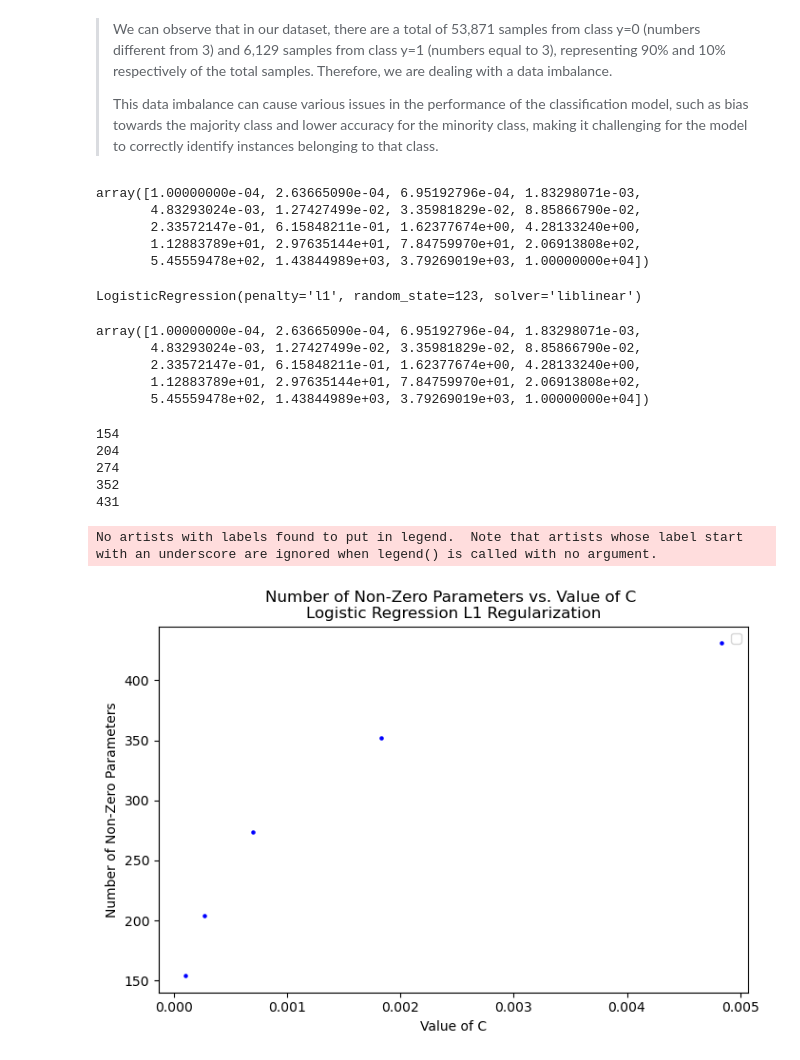
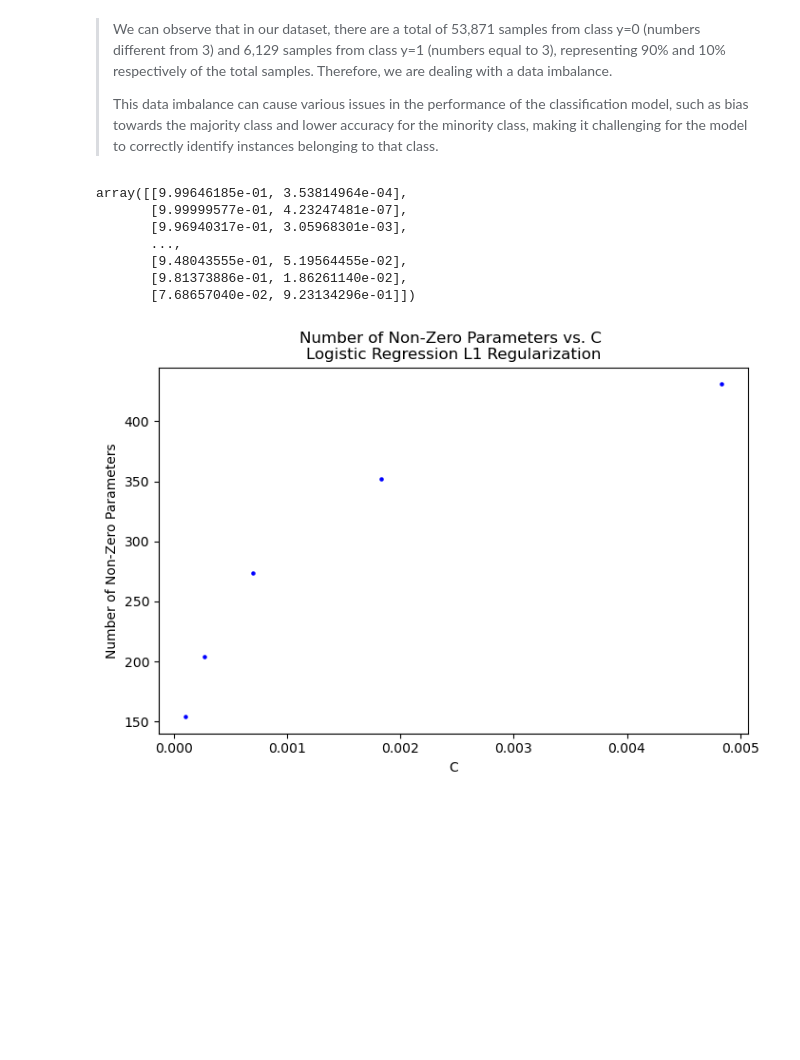
Before and after one commit to BarbaraPFloresRios/IDS705_PrinciplesOfMachineLearning, a Jupyter notebook: Assignment_3_SupervisedLearning_ModelTrainingAndEvaluation/Assignment_3.ipynb, the cells around one changed output. Saved outputs shown, nothing was run; the diff lists cells and outputs as text; code cells hidden in the pictures; blank space fills up the shorter version.

```diff
--- a/Assignment_3_SupervisedLearning_ModelTrainingAndEvaluation/Assignment_3.ipynb
+++ b/Assignment_3_SupervisedLearning_ModelTrainingAndEvaluation/Assignment_3.ipynb
@@ -674,67 +674,51 @@ X_train, X_test, y_train, y_test
-# %%
-C_values = np.logspace(-4, 4, 20)
-C_values
-# %% [output]
-array([1.00000000e-04, 2.63665090e-04, 6.95192796e-04, 1.83298071e-03,
-       4.83293024e-03, 1.27427499e-02, 3.35981829e-02, 8.85866790e-02,
-       2.33572147e-01, 6.15848211e-01, 1.62377674e+00, 4.28133240e+00,
-       1.12883789e+01, 2.97635144e+01, 7.84759970e+01, 2.06913808e+02,
-       5.45559478e+02, 1.43844989e+03, 3.79269019e+03, 1.00000000e+04])
-# %%
-# c)
-model = LogisticRegression(penalty="l1", solver="liblinear", random_state=123)
-model.fit(X_train, y_train)
-
-C_values = np.logspace(-4, 4, 20)
-# %% [output]
-LogisticRegression(penalty='l1', random_state=123, solver='liblinear')
-# %%
-np.logspace(-4, 4, 20)
-# %% [output]
-array([1.00000000e-04, 2.63665090e-04, 6.95192796e-04, 1.83298071e-03,
-       4.83293024e-03, 1.27427499e-02, 3.35981829e-02, 8.85866790e-02,
-       2.33572147e-01, 6.15848211e-01, 1.62377674e+00, 4.28133240e+00,
-       1.12883789e+01, 2.97635144e+01, 7.84759970e+01, 2.06913808e+02,
-       5.45559478e+02, 1.43844989e+03, 3.79269019e+03, 1.00000000e+04])
 # %%
-# Definir la lista de valores de C que queremos probar
+# c)
 C_values = np.logspace(-4, 4, 20)
 n_non_zero_params = []
+cross_entropy_loss = []
 
 for i in range(5):
     model = LogisticRegression(
         penalty="l1", solver="liblinear", C=C_values[i], random_state=123
     )
     model.fit(X_train, y_train)
+
+    # Number of Non-Zero Parameters
     n_non_zero_params_i = np.sum(model.coef_ != 0)
     n_non_zero_params.append(np.sum(n_non_zero_params_i))
-    print(n_non_zero_params_i)
+
+    # Cross entropy loss
+    y_test_hat = model.predict_proba(X_test)
+    cross_entropy_loss_i = log_loss(y_test, y_test_hat)
+    cross_entropy_loss.append(cross_entropy_loss_i)
+
+    # AUC Score
+    auc_score_i = roc_auc_score(y_test, y_test_hat[:, 1])
-# %% [output]
-154
-204
-274
-352
-431
+# %%
+model.predict_proba(X_test)
+# %% [output]
+array([[9.99646185e-01, 3.53814964e-04],
+       [9.99999577e-01, 4.23247481e-07],
+       [9.96940317e-01, 3.05968301e-03],
+       ...,
+       [9.48043555e-01, 5.19564455e-02],
+       [9.81373886e-01, 1.86261140e-02],
+       [7.68657040e-02, 9.23134296e-01]])
 # %%
-# Plot
-
+# Number of Non-Zero Parameters
 
 plt.figure(figsize=(8, 5))
 plt.scatter(
     C_values[0:5],
     n_non_zero_params,
     color="blue",
     s=5,
 )
-
-plt.xlabel("Value of C")
+plt.xlabel("C")
 plt.ylabel("Number of Non-Zero Parameters")
 plt.title(
-    "Number of Non-Zero Parameters vs. Value of C \nLogistic Regression L1 Regularization"
-)
-plt.legend()
+    "Number of Non-Zero Parameters vs. C \nLogistic Regression L1 Regularization")
 
 plt.show()
 # %% [output]
-No artists with labels found to put in legend.  Note that artists whose label start with an underscore are ignored when legend() is called with no argument.
-[figure, old version]
+[figure, new version]
```
Also changed, not shown: parts of 3 cells of this notebook.
